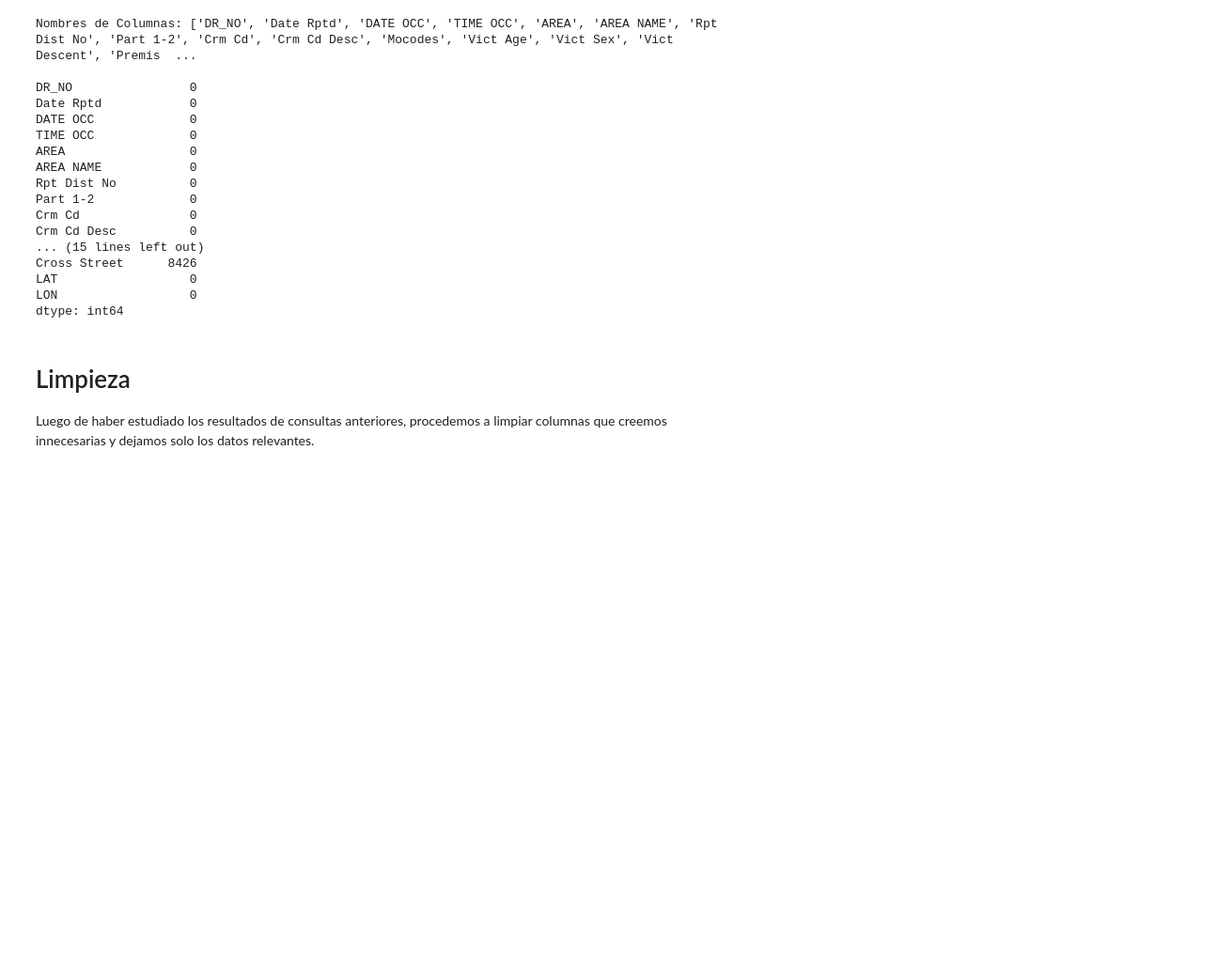
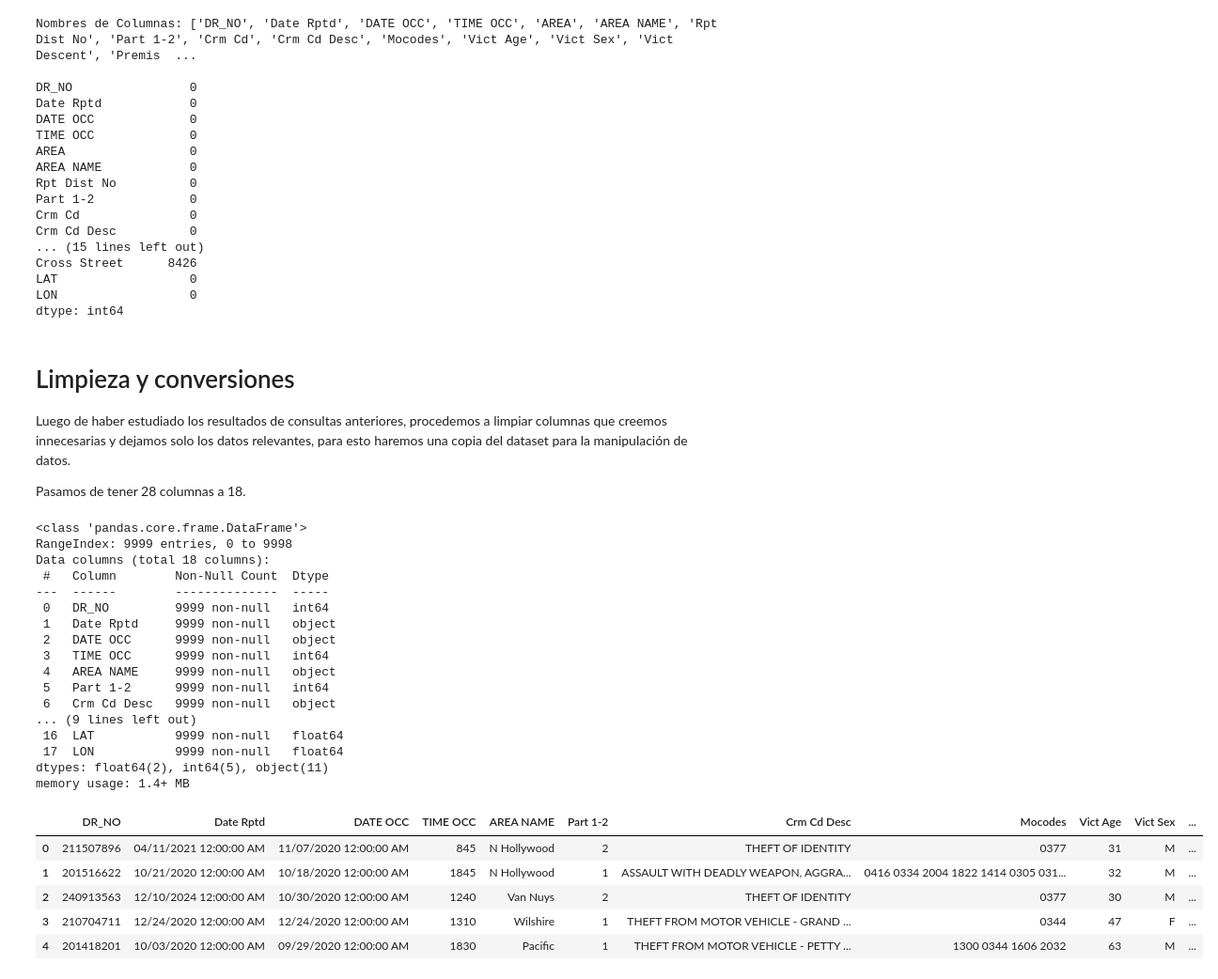
Before and after one commit to yub3r/CoderDataScience, a Jupyter notebook: ProyectoDS-Crime_Data_2020_24-Millan.ipynb, the cells around one changed output. Shown at 94% size. Cells and saved outputs as stored; diff of their text form; code cells hidden in the pictures; blank space fills up the shorter version.

```diff
--- a/ProyectoDS-Crime_Data_2020_24-Millan.ipynb
+++ b/ProyectoDS-Crime_Data_2020_24-Millan.ipynb
@@ -97,5 +97,48 @@ LAT                  0
 LON                  0
 dtype: int64
 # %% [markdown]
-# Limpieza
-Luego de haber estudiado los resultados de consultas anteriores, procedemos a limpiar columnas que creemos innecesarias y dejamos solo los datos relevantes.
+# Limpieza y conversiones
+Luego de haber estudiado los resultados de consultas anteriores, procedemos a limpiar columnas que creemos innecesarias y dejamos solo los datos relevantes, para esto haremos una copia del dataset para la manipulación de datos.
+
+Pasamos de tener 28 columnas a 18.
+# %%
+# Creamos una copia del dataset original para trabajar
+df_crime = df_datacrime.copy()
+
+# Columnas a eliminar
+cols_para_drop = [
+    'AREA', 'Rpt Dist No', 'Weapon Used Cd',
+    'Crm Cd 1', 'Crm Cd 2', 'Crm Cd 3', 'Crm Cd 4',
+    'Cross Street', 'Crm Cd', 'Status'
+]
+
+# Eliminamos las columnas innecesarias
+df_crime.drop(columns=cols_para_drop, inplace=True)
+
+# Revisamos cómo quedó el DataFrame
+df_crime.info()
+df_crime.head()
+# %% [output]
+<class 'pandas.core.frame.DataFrame'>
+RangeIndex: 9999 entries, 0 to 9998
+Data columns (total 18 columns):
+ #   Column        Non-Null Count  Dtype
+---  ------        --------------  -----
+ 0   DR_NO         9999 non-null   int64
+ 1   Date Rptd     9999 non-null   object
+ 2   DATE OCC      9999 non-null   object
+ 3   TIME OCC      9999 non-null   int64
+ 4   AREA NAME     9999 non-null   object
+ 5   Part 1-2      9999 non-null   int64
+ 6   Crm Cd Desc   9999 non-null   object
+... (9 lines left out)
+ 16  LAT           9999 non-null   float64
+ 17  LON           9999 non-null   float64
+dtypes: float64(2), int64(5), object(11)
+memory usage: 1.4+ MB
+|  | DR_NO | Date Rptd | DATE OCC | TIME OCC | AREA NAME | Part 1-2 | Crm Cd Desc | Mocodes | Vict Age | Vict Sex | ... |
+| 0 | 211507896 | 04/11/2021 12:00:00 AM | 11/07/2020 12:00:00 AM | 845 | N Hollywood | 2 | THEFT OF IDENTITY | 0377 | 31 | M | ... |
+| 1 | 201516622 | 10/21/2020 12:00:00 AM | 10/18/2020 12:00:00 AM | 1845 | N Hollywood | 1 | ASSAULT WITH DEADLY WEAPON, AGGRA... | 0416 0334 2004 1822 1414 0305 031... | 32 | M | ... |
+| 2 | 240913563 | 12/10/2024 12:00:00 AM | 10/30/2020 12:00:00 AM | 1240 | Van Nuys | 2 | THEFT OF IDENTITY | 0377 | 30 | M | ... |
+| 3 | 210704711 | 12/24/2020 12:00:00 AM | 12/24/2020 12:00:00 AM | 1310 | Wilshire | 1 | THEFT FROM MOTOR VEHICLE - GRAND ... | 0344 | 47 | F | ... |
+| 4 | 201418201 | 10/03/2020 12:00:00 AM | 09/29/2020 12:00:00 AM | 1830 | Pacific | 1 | THEFT FROM MOTOR VEHICLE - PETTY ... | 1300 0344 1606 2032 | 63 | M | ... |
```
Also changed, not shown: parts of 1 cell of this notebook.
